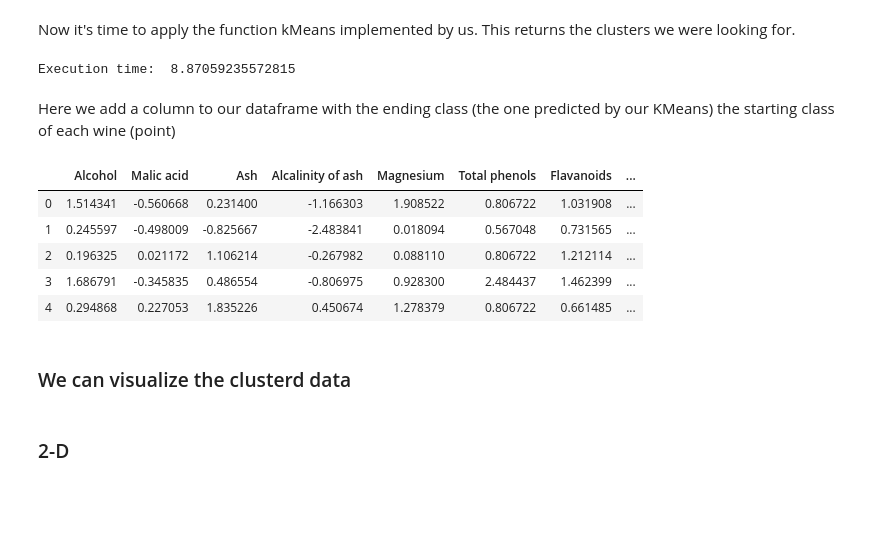
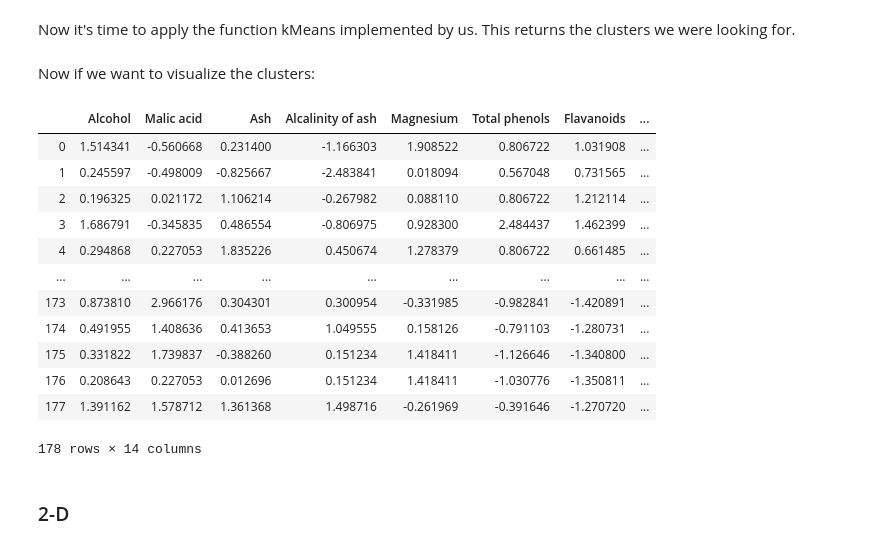
Before and after one commit to elaesme/BloomFilter-KMeans-AlphabeticalSort, a Jupyter notebook: main.ipynb, the cells around one changed output. Cells and saved outputs as stored; diff of their text form; code cells hidden in the pictures; blank space fills up the shorter version.

```diff
--- a/main.ipynb
+++ b/main.ipynb
@@ -153,55 +109,33 @@ We repeat this enought times (in our case, we choose 100 times).
 # %% [markdown]
 Now it's time to apply the function kMeans implemented by us. This returns the clusters we were looking for.
 # %%
-clusters1 = clustering_lib.kMeans(K, n_iter, normalized, centroids)
+clusters = clustering_lib.kMeans(3, n_iter, normalized, centroids)
-# %% [output]
-Execution time:  8.87059235572815
-# %% [markdown]
-Here we add a column to our dataframe with the ending class (the one predicted by our KMeans) the starting class of each wine (point)
+# %% [markdown]
+Now if we want to visualize the clusters:
 # %%
-clu1=[]
+clu=[]
 for i in range(len(normalized)):
     for j in range(3):
-        if list(normalized.loc[i]) in clusters1[j]:
-            clu1.append(j)
+        if list(normalized.loc[i]) in clusters[j]:
+            clu.append(j)
 
-normalized["class 1"]= clu1
+normalized["class"]= clu
-# %%
-with open('wine.data', 'r') as f:
-    data= list(f.readlines())
-
-for i in range(len(data)):
-    data[i]= data[i][:-1]
-    data[i]= list(map(float, data[i].split(',')))
-
-features=['Target', 'Alcohol', 'Malic acid', 'Ash', 'Alcalinity of ash' , 'Magnesium', 'Total phenols',
-        'Flavanoids', 'Nonflavanoid phenols', 'Proanthocyanins', 'Color intensity', 'Hue',
-        'OD280/OD315 of diluted wines','Proline']
-
-wine= pd.DataFrame(data, columns=features)
-
-lista = list(wine["Target"])
-for i in range(len(lista)):
-    if int(lista[i])==1:
-        lista[i]=0
-    elif int(lista[i])==2:
-        lista[i]=1
-    elif int(lista[i])==3:
-        lista[i]=2
-
-normalized["Old class"]= lista
-#clustering_lib.difference(normalized["Old class"], normalized['class']
 # %%
-normalized.head()
+normalized
 # %% [output]
 |  | Alcohol | Malic acid | Ash | Alcalinity of ash | Magnesium | Total phenols | Flavanoids | ... |
 | 0 | 1.514341 | -0.560668 | 0.231400 | -1.166303 | 1.908522 | 0.806722 | 1.031908 | ... |
 | 1 | 0.245597 | -0.498009 | -0.825667 | -2.483841 | 0.018094 | 0.567048 | 0.731565 | ... |
 | 2 | 0.196325 | 0.021172 | 1.106214 | -0.267982 | 0.088110 | 0.806722 | 1.212114 | ... |
 | 3 | 1.686791 | -0.345835 | 0.486554 | -0.806975 | 0.928300 | 2.484437 | 1.462399 | ... |
 | 4 | 0.294868 | 0.227053 | 1.835226 | 0.450674 | 1.278379 | 0.806722 | 0.661485 | ... |
+| ... | ... | ... | ... | ... | ... | ... | ... | ... |
+| 173 | 0.873810 | 2.966176 | 0.304301 | 0.300954 | -0.331985 | -0.982841 | -1.420891 | ... |
+| 174 | 0.491955 | 1.408636 | 0.413653 | 1.049555 | 0.158126 | -0.791103 | -1.280731 | ... |
+| 175 | 0.331822 | 1.739837 | -0.388260 | 0.151234 | 1.418411 | -1.126646 | -1.340800 | ... |
+| 176 | 0.208643 | 0.227053 | 0.012696 | 0.151234 | 1.418411 | -1.030776 | -1.350811 | ... |
+| 177 | 1.391162 | 1.578712 | 1.361368 | 1.498716 | -0.261969 | -0.391646 | -1.270720 | ... |
+178 rows × 14 columns
-# %% [markdown]
- ### We can visualize the clusterd data
 # %% [markdown]
 ### 2-D
 # %%
```
Also changed, not shown: parts of 57 cells of this notebook.
